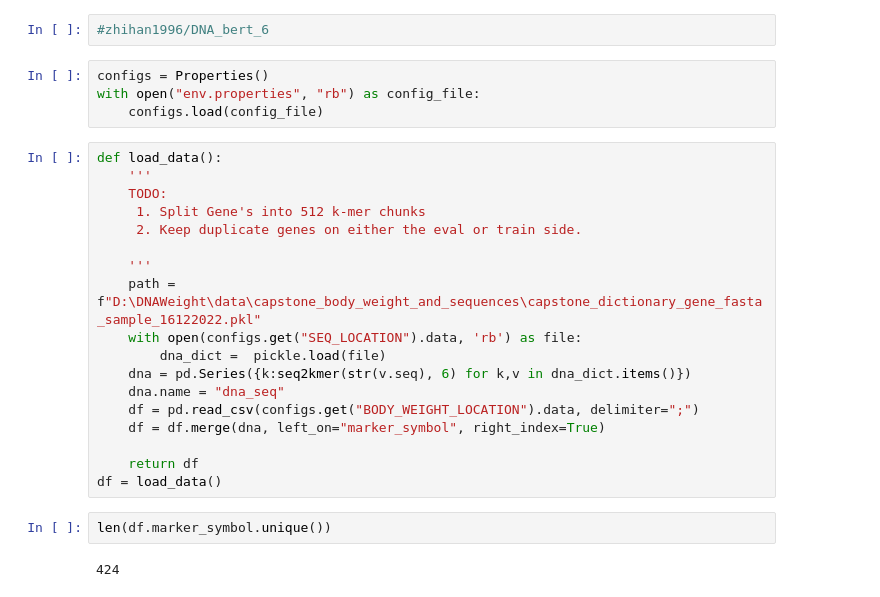
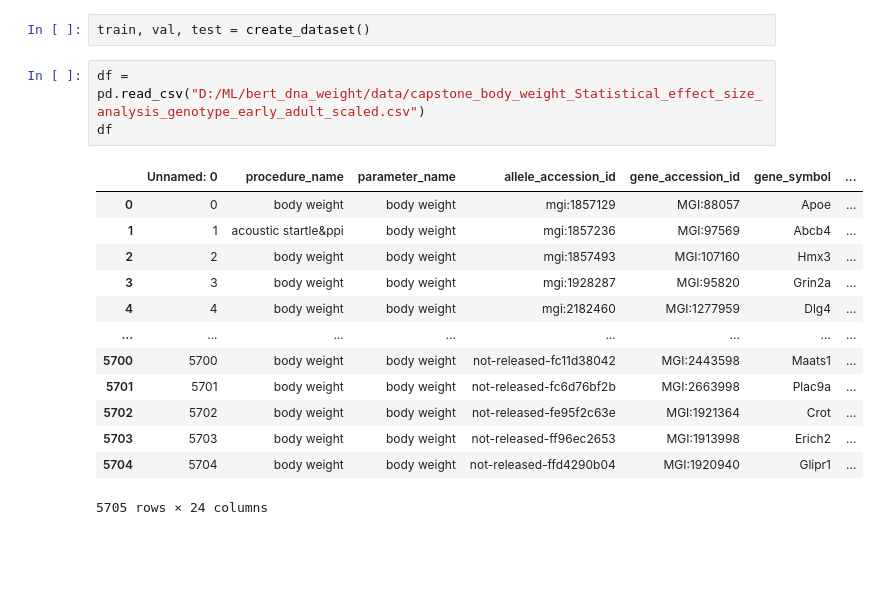
Before and after one commit to gene-to-phenotype-predictions/bert_dna_weight, a Jupyter notebook: DataExplore.ipynb, the cells around one changed output. Saved outputs shown, nothing was run; the diff lists cells and outputs as text; blank space fills up the shorter version.

```diff
--- a/DataExplore.ipynb
+++ b/DataExplore.ipynb
@@ -21,28 +17,19 @@ https://wandb.ai/pcoady/DNA-Weight/runs/vsv999jb?workspace=user-pcoady
-# %%
-#zhihan1996/DNA_bert_6
-# %%
-configs = Properties()
-with open("env.properties", "rb") as config_file:
-    configs.load(config_file)
-# %%
-def load_data():
-    '''
-    TODO:
-     1. Split Gene's into 512 k-mer chunks
-     2. Keep duplicate genes on either the eval or train side.
-
-    '''
-    path = f"D:\DNAWeight\data\capstone_body_weight_and_sequences\capstone_dictionary_gene_fasta_sample_16122022.pkl"
-    with open(configs.get("SEQ_LOCATION").data, 'rb') as file:
-        dna_dict =  pickle.load(file)
-    dna = pd.Series({k:seq2kmer(str(v.seq), 6) for k,v in dna_dict.items()})
-    dna.name = "dna_seq"
-    df = pd.read_csv(configs.get("BODY_WEIGHT_LOCATION").data, delimiter=";")
-    df = df.merge(dna, left_on="marker_symbol", right_index=True)
-
-    return df
-df = load_data()
-# %%
-len(df.marker_symbol.unique())
-# %% [output]
-424
+# %%
+train, val, test = create_dataset()
+# %%
+df = pd.read_csv("D:/ML/bert_dna_weight/data/capstone_body_weight_Statistical_effect_size_analysis_genotype_early_adult_scaled.csv")
+df
+# %% [output]
+|  | Unnamed: 0 | procedure_name | parameter_name | allele_accession_id | gene_accession_id | gene_symbol | ... |
+| 0 | 0 | body weight | body weight | mgi:1857129 | MGI:88057 | Apoe | ... |
+| 1 | 1 | acoustic startle&ppi | body weight | mgi:1857236 | MGI:97569 | Abcb4 | ... |
+| 2 | 2 | body weight | body weight | mgi:1857493 | MGI:107160 | Hmx3 | ... |
+| 3 | 3 | body weight | body weight | mgi:1928287 | MGI:95820 | Grin2a | ... |
+| 4 | 4 | body weight | body weight | mgi:2182460 | MGI:1277959 | Dlg4 | ... |
+| ... | ... | ... | ... | ... | ... | ... | ... |
+| 5700 | 5700 | body weight | body weight | not-released-fc11d38042 | MGI:2443598 | Maats1 | ... |
+| 5701 | 5701 | body weight | body weight | not-released-fc6d76bf2b | MGI:2663998 | Plac9a | ... |
+| 5702 | 5702 | body weight | body weight | not-released-fe95f2c63e | MGI:1921364 | Crot | ... |
+| 5703 | 5703 | body weight | body weight | not-released-ff96ec2653 | MGI:1913998 | Erich2 | ... |
+| 5704 | 5704 | body weight | body weight | not-released-ffd4290b04 | MGI:1920940 | Glipr1 | ... |
+5705 rows × 24 columns
```
Also changed, not shown: parts of 20 cells of this notebook, 5 other files.
